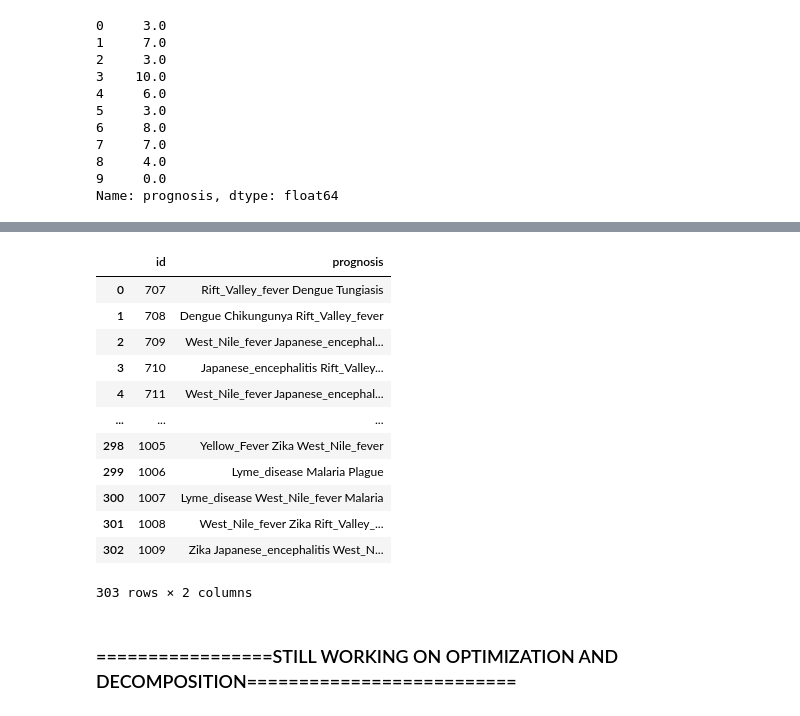
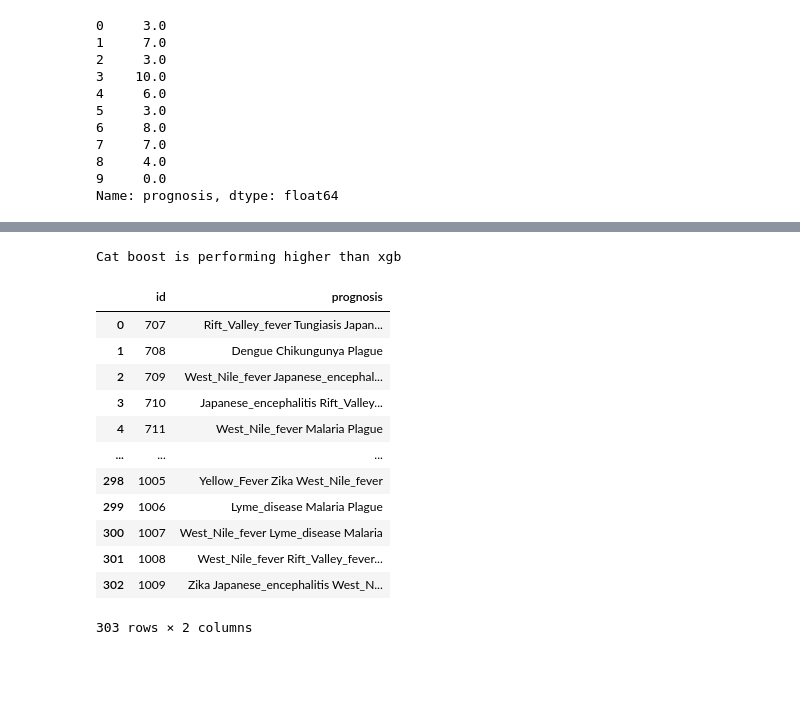
Before and after one commit to charu11/kaggle_competitions, a Jupyter notebook: ps-s3-e13.ipynb, the cells around one changed output, grey strips where cells are left out. Drawn from its saved outputs; the diff is of its cells as text; code cells hidden in the pictures; blank space fills up the shorter version.

Commit message:
Kaggle Notebook | PS S3 E13 | XGB | Version 10 | Cat Boost Used

```diff
--- a/ps-s3-e13.ipynb
+++ b/ps-s3-e13.ipynb
@@ -208,12 +244,11 @@ for i, (train_index, valid_index) in enumerate(kfold.split(X, y)):
 
     # XGBoost regressor
     model_xgb = XGBClassifier(objective = 'multi:softprob',
-                          # tree_method = 'gpu_hist',
                            colsample_bytree = 0.6,
                            gamma = 0.8,
                            learning_rate = 0.01,
-                           max_depth = 5,
-                           min_child_weight = 5,
+                           max_depth = 3,
+                           min_child_weight = 3,
                            n_estimators = 500,
                            subsample = 0.7).fit(x_train, y_train)
 
@@ -241,3 +276,3 @@ final MAP@3 is :0.3636720321931589
 # %%
-top_3_pred_ids = top_3(pred_xgb)
-top_3_pred_names = top_3_inverse_prediction(top_3_pred_ids)
+top_3_pred_ids_xgb = top_3(pred_xgb)
+top_3_pred_names_xgb = top_3_inverse_prediction(top_3_pred_ids_xgb)
@@ -264,22 +324,35 @@ array([['Rift_Valley_fever', 'Dengue', 'Tungiasis'],
+# %%
+top_3_pred_ids_cat = top_3(pred_cat)
+top_3_pred_names_cat = top_3_inverse_prediction(top_3_pred_ids_cat)
 # %%
 submission = pd.read_csv('/kaggle/input/playground-series-s3e13/sample_submission.csv')
-submission['prognosis'] = [' '.join(name) for name in top_3_pred_names]
+
+if np.mean(acc_xgb) > np.mean(acc_cat):
+    print("XGB is performing higher than catboost")
+    submission['prognosis'] = [' '.join(name) for name in top_3_pred_names_xgb]
+
+else:
+    print("Cat boost is performing higher than xgb")
+    submission['prognosis'] = [' '.join(name) for name in top_3_pred_names_cat]
+
+
+
+
 submission
 # %% [output]
+Cat boost is performing higher than xgb
 |  | id | prognosis |
-| 0 | 707 | Rift_Valley_fever Dengue Tungiasis |
-| 1 | 708 | Dengue Chikungunya Rift_Valley_fever |
+| 0 | 707 | Rift_Valley_fever Tungiasis Japan... |
+| 1 | 708 | Dengue Chikungunya Plague |
 | 2 | 709 | West_Nile_fever Japanese_encephal... |
 | 3 | 710 | Japanese_encephalitis Rift_Valley... |
-| 4 | 711 | West_Nile_fever Japanese_encephal... |
+| 4 | 711 | West_Nile_fever Malaria Plague |
 | ... | ... | ... |
 | 298 | 1005 | Yellow_Fever Zika West_Nile_fever |
 | 299 | 1006 | Lyme_disease Malaria Plague |
-| 300 | 1007 | Lyme_disease West_Nile_fever Malaria |
-| 301 | 1008 | West_Nile_fever Zika Rift_Valley_... |
+| 300 | 1007 | West_Nile_fever Lyme_disease Malaria |
+| 301 | 1008 | West_Nile_fever Rift_Valley_fever... |
 | 302 | 1009 | Zika Japanese_encephalitis West_N... |
-303 rows × 2 columns
+303 rows × 2 columns
 # %%
 submission.to_csv('submission.csv', index=False)
-# %% [markdown]
-###  =================STILL WORKING ON OPTIMIZATION AND DECOMPOSITION==========================
```
Also changed, not shown: parts of 14 cells of this notebook.
